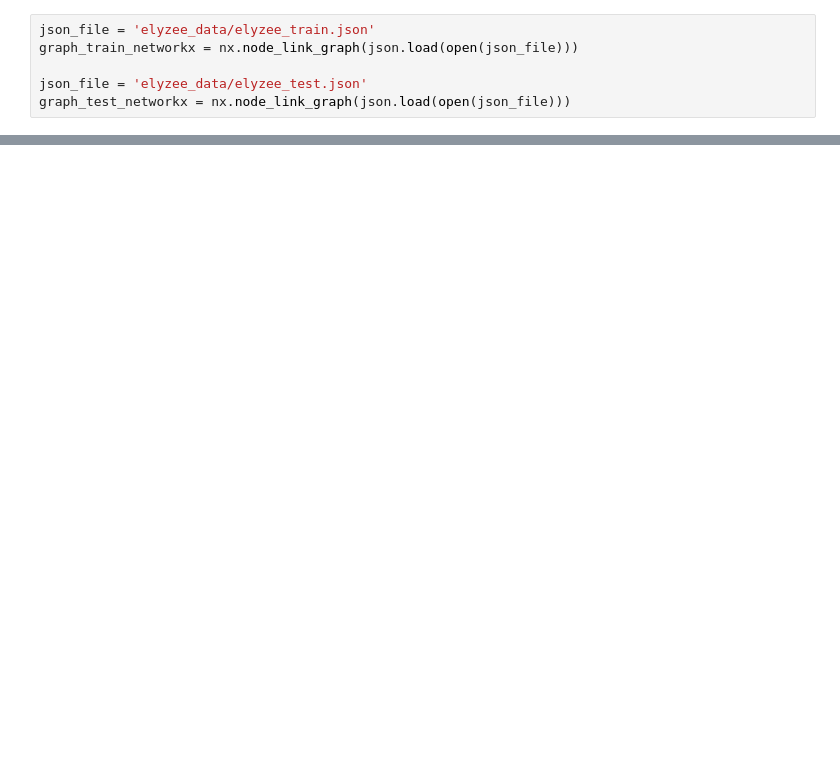
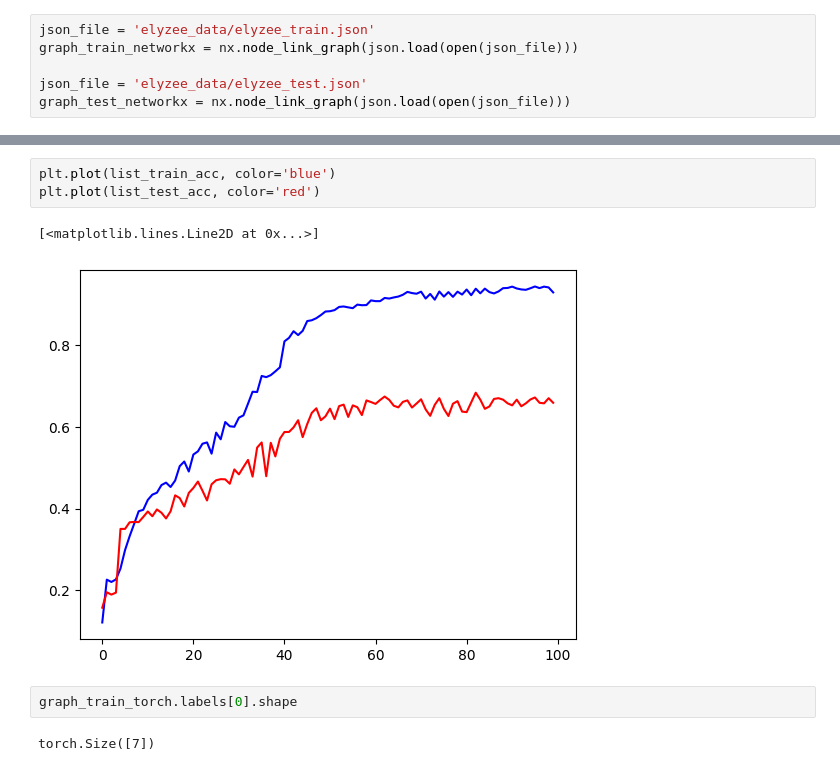
Before and after one commit to Yufu0/classification_graphs, a Jupyter notebook: train.ipynb, the cells around one changed output, grey strips where cells are left out. Drawn from its saved outputs; the diff is of its cells as text; blank space fills up the shorter version.

```diff
--- a/train.ipynb
+++ b/train.ipynb
@@ -429,0 +157,10 @@ tensor(1, device='cuda:0') tensor([
+# %%
+plt.plot(list_train_acc, color='blue')
+plt.plot(list_test_acc, color='red')
+# %% [output]
+[<matplotlib.lines.Line2D at 0x...>]
+[figure, added]
+# %%
+graph_train_torch.labels[0].shape
+# %% [output]
+torch.Size([7])
```
Also changed, not shown: parts of 28 cells of this notebook.
